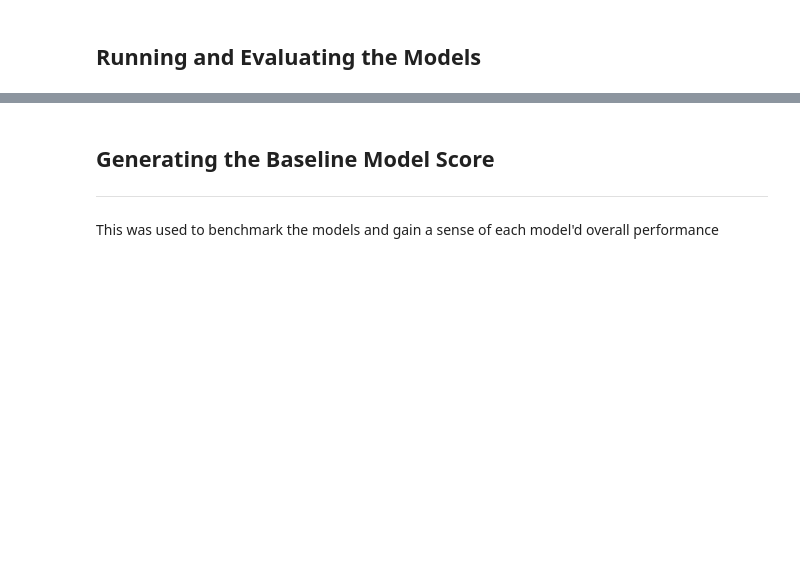
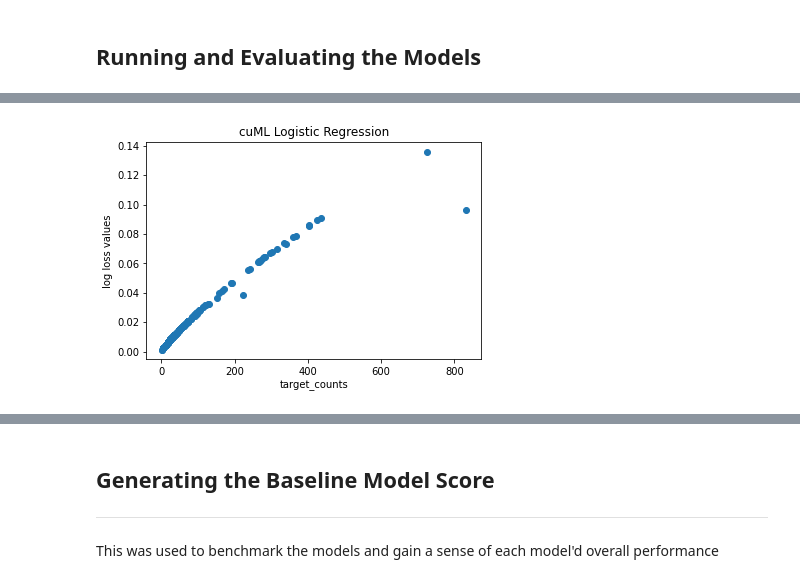
Before and after one commit to rlew631/Drug-Methods-of-Action, a Jupyter notebook: pre_ensemble.ipynb, the cells around one changed output, grey strips where cells are left out. Cells and saved outputs as stored; diff of their text form; code cells hidden in the pictures; blank space fills up the shorter version.

```diff
--- a/pre_ensemble.ipynb
+++ b/pre_ensemble.ipynb
@@ -185,3 +185,26 @@ ss_lr loaded
 done!
 # %% [markdown]
 ## Running and Evaluating the Models
+# %%
+
+#model = LogisticRegression(C = 128, max_iter = 100000) #128 is the ideal value for cuml using standard scaler
+try:
+    res_lr = pd.from_pickle('pickles/res_lr.p')
+    ss_lr = pd.from_pickle('pickles/ss_lr.p')
+except:
+    from cuml.linear_model import LogisticRegression
+    for i in [256]: # left for further hyperparameter tuning
+        model = LogisticRegression(C = 128, max_iter = 100000)
+        target_counts = []
+        logistic_regr_loss_vals = []
+        ss_lr.loc[:, train_targets.columns] = 0
+        res_lr.loc[:, train_targets.columns] = 0
+        res_lr, ss_lr, logistic_regr_loss_vals = run_score(train_targets, X, x_test, res_lr, ss_lr, logistic_regr_loss_vals)
+    plt.scatter(target_counts,logistic_regr_loss_vals)
+    plt.xlabel('target_counts')
+    plt.ylabel('log loss values')
+    plt.title('cuML Logistic Regression')
+    plt.show()
+    res_lr.to_pickle('pickles/res_cuml_lr.p')
+    ss_lr.to_pickle('pickles/ss_cuml_lr.p')
+# %% [output]
@@ -188,3 +213,4 @@ done!
+[figure, added]
 # %%
 #model = SVR(kernel='poly', gamma='auto', C=200, cache_size=14000) #had estimated finish time of 12 hrs
 #model = SVR(kernel='rbf', gamma='scale', C=10, epsilon=0.1)# slooowwwww
```
Also changed, not shown: parts of 9 cells of this notebook, 3 other files.
